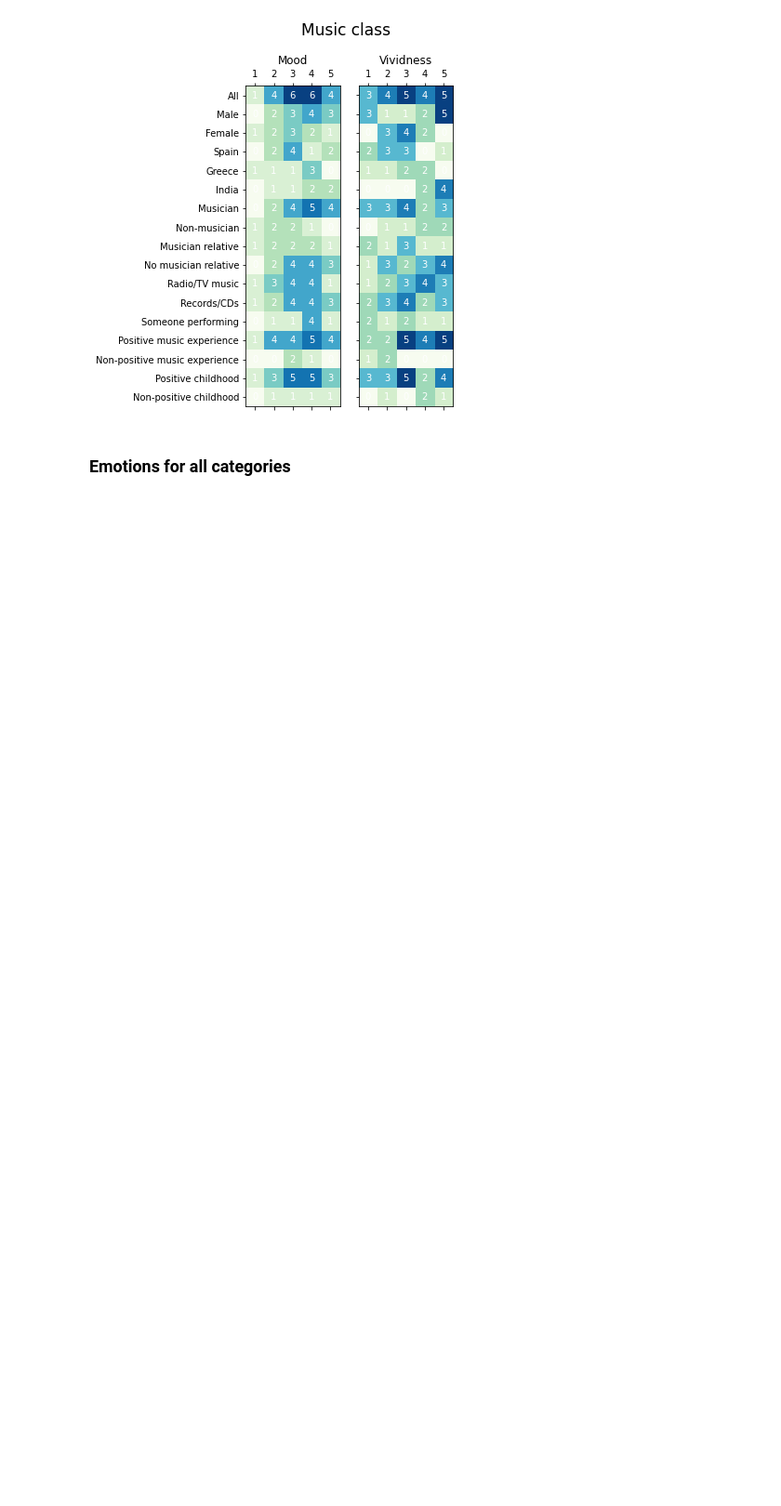
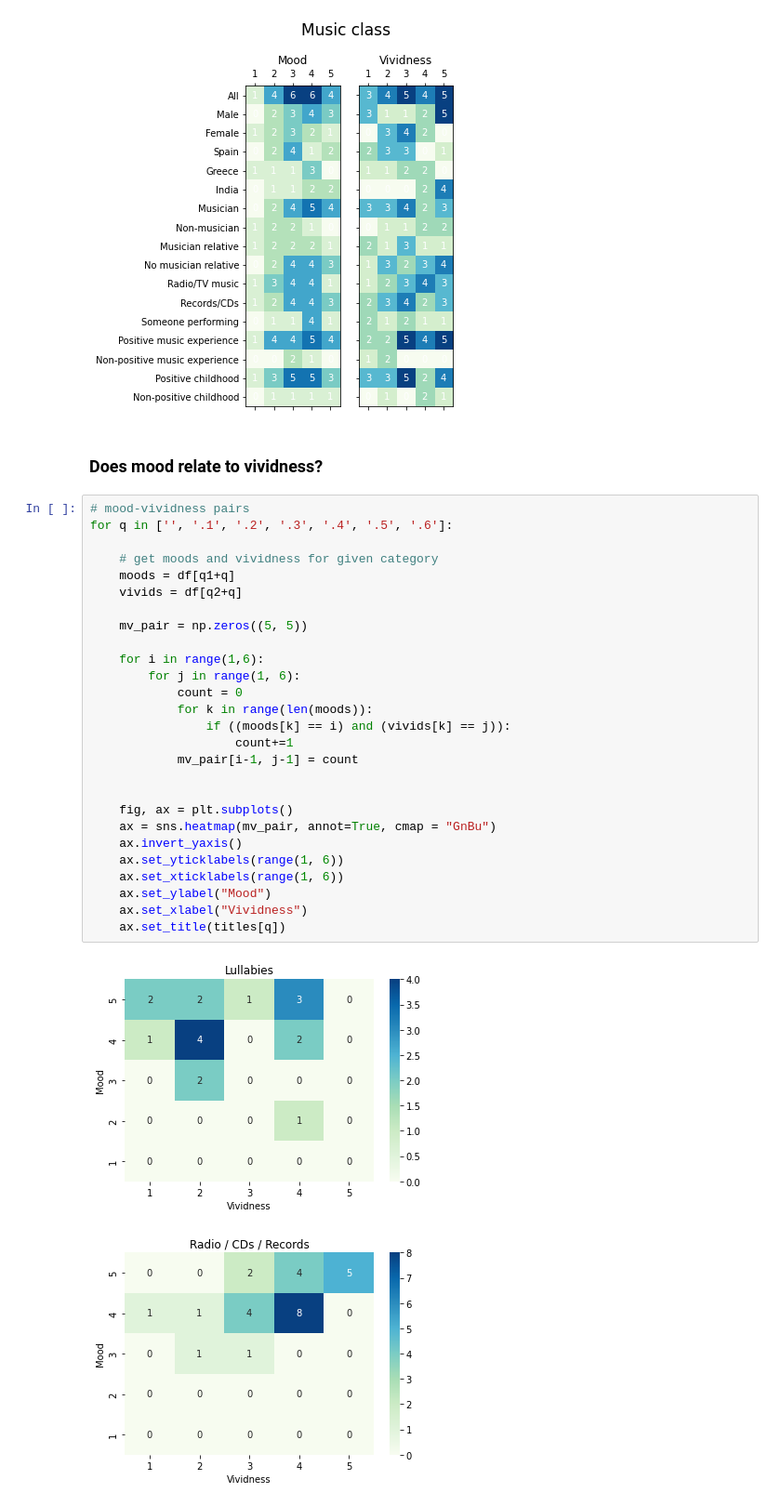
Before and after one commit to chrispla/early-musical-memories, a Jupyter notebook: vis.ipynb, the cells around one changed output. Shown at 93% size. Saved outputs shown, nothing was run; the diff lists cells and outputs as text; blank space fills up the shorter version.

```diff
--- a/vis.ipynb
+++ b/vis.ipynb
@@ -361,5 +389,35 @@ for q in ['', '.1', '.2', '.3', '.4', '.5', '.6']:
 [figure]
 [figure]
 [figure]
-# %% [markdown]
-### Emotions for all categories
+# %% [markdown]
+### Does mood relate to vividness?
+# %%
+# mood-vividness pairs
+for q in ['', '.1', '.2', '.3', '.4', '.5', '.6']:
+
+    # get moods and vividness for given category
+    moods = df[q1+q]
+    vivids = df[q2+q]
+
+    mv_pair = np.zeros((5, 5))
+
+    for i in range(1,6):
+        for j in range(1, 6):
+            count = 0
+            for k in range(len(moods)):
+                if ((moods[k] == i) and (vivids[k] == j)):
+                    count+=1
+            mv_pair[i-1, j-1] = count
+
+
+    fig, ax = plt.subplots()
+    ax = sns.heatmap(mv_pair, annot=True, cmap = "GnBu")
+    ax.invert_yaxis()
+    ax.set_yticklabels(range(1, 6))
+    ax.set_xticklabels(range(1, 6))
+    ax.set_ylabel("Mood")
+    ax.set_xlabel("Vividness")
+    ax.set_title(titles[q])
+# %% [output]
+[figure, added]
+[figure, added]
```
Also changed, not shown: parts of 10 cells of this notebook.
